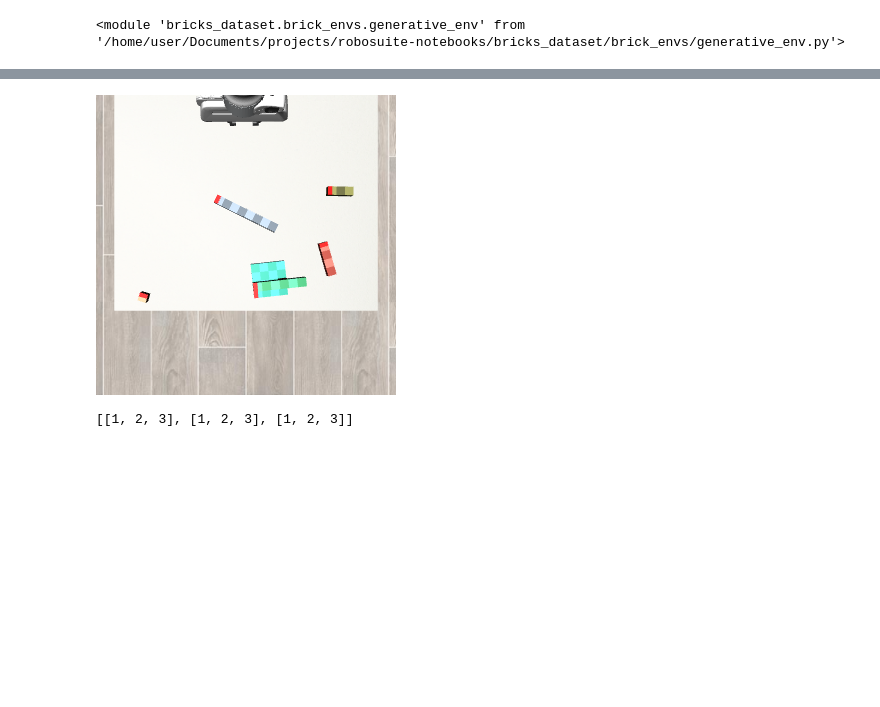
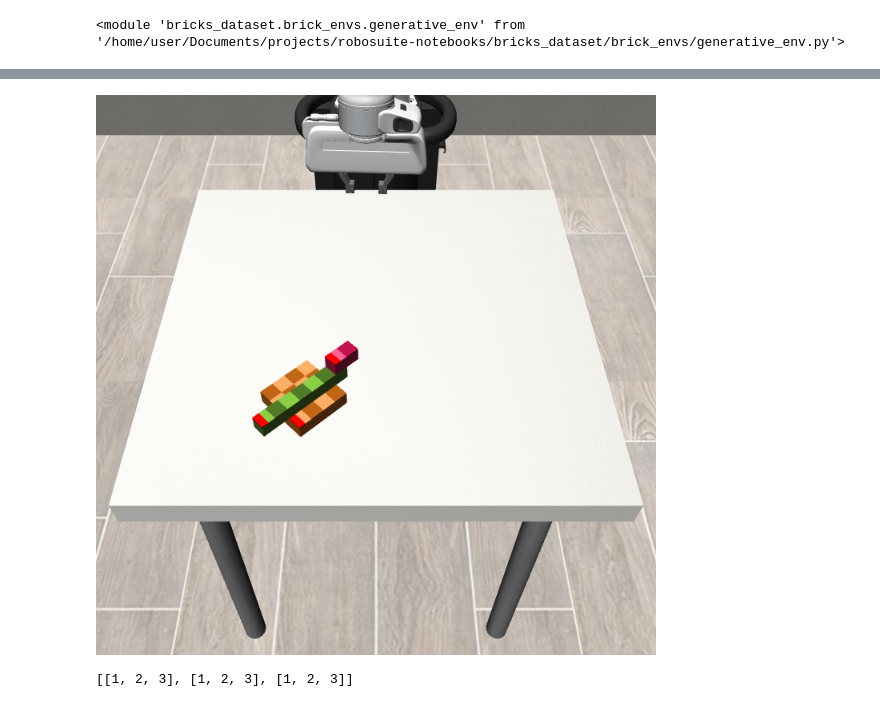
Before and after one commit to sirkrisp/robosuite-notebooks, a Jupyter notebook: test_brick_envs.ipynb, the cells around one changed output, grey strips where cells are left out. Drawn from its saved outputs; the diff is of its cells as text; code cells hidden in the pictures; blank space fills up the shorter version.

```diff
--- a/test_brick_envs.ipynb
+++ b/test_brick_envs.ipynb
@@ -66,3 +68,5 @@ env = generative_env.GenerativeEnv(6, (1, 20, 1), (4, 4))
+# %%
+env = chair_env.ChairEnv()
 # %%
 env.go_to_step(4)
 # %%
@@ -87,10 +95,10 @@ display(Image.fromarray(cv2.rotate(env_img, cv2.ROTATE_180)))
 # %%
 env.go_to_step(1)
 # %%
-env_img = env.sim.render(300, 300, camera_name="birdview")
+env_img = env.sim.render(700, 700, camera_name="frontview")
 display(Image.fromarray(cv2.rotate(env_img, cv2.ROTATE_180)))
 # %% [output]
-[figure, old version]
+[figure, new version]
 # %%
 [[1, 2, 3]] * 3
 # %% [output]
```
Also changed, not shown: parts of 6 cells of this notebook, 11 other files.
